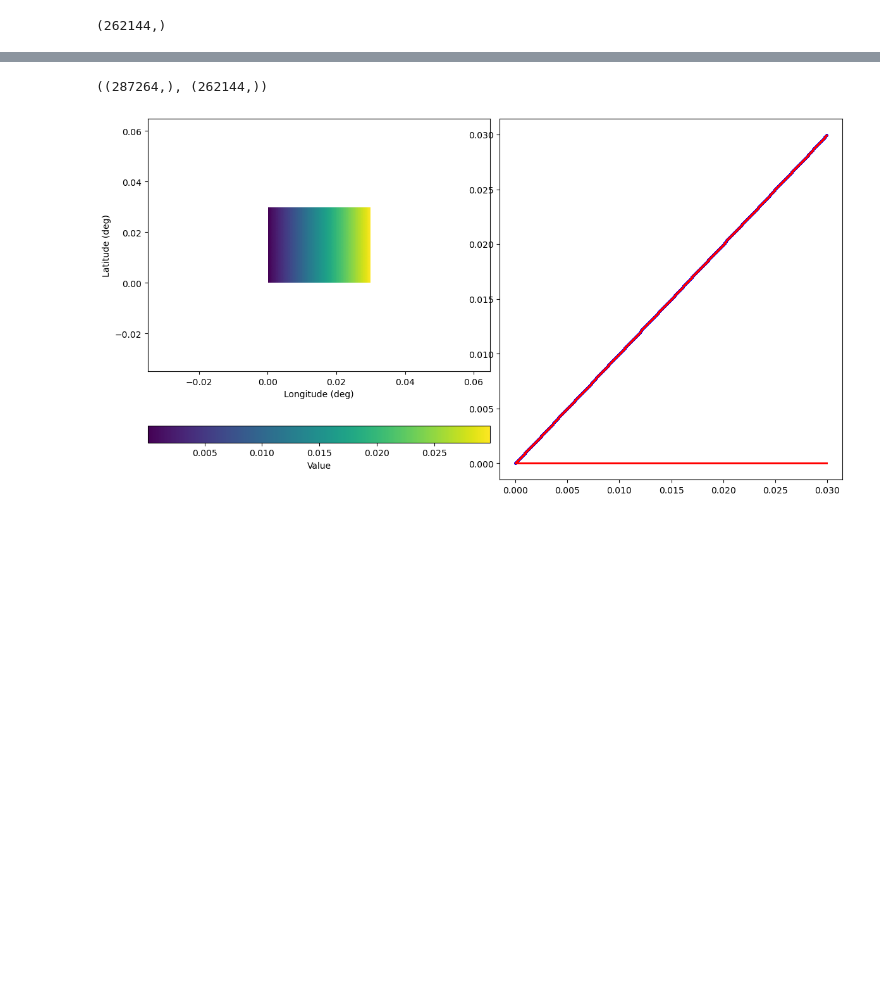
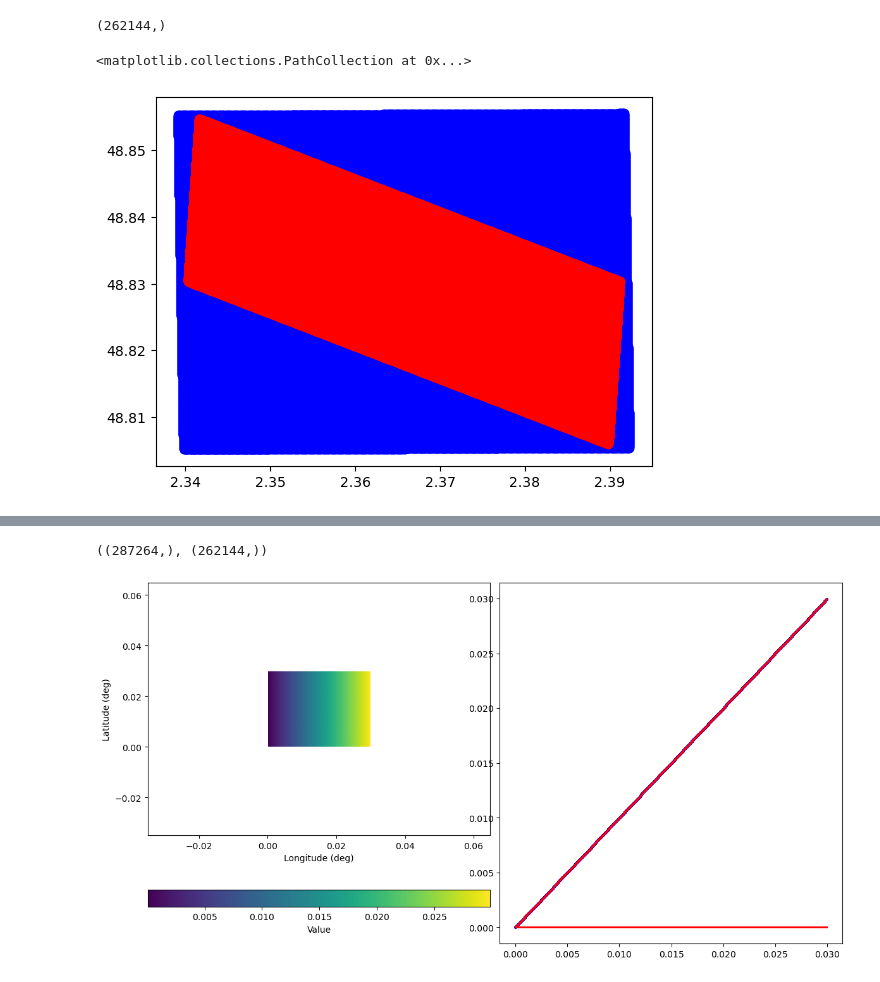
Before and after one commit to EOPF-DGGS/healpix-resample, a Jupyter notebook: notebooks/Test_regrid_to_healpix.ipynb, the cells around one changed output, grey strips where cells are left out. Cells and saved outputs as stored; diff of their text form; code cells hidden in the pictures; blank space fills up the shorter version.

```diff
--- a/notebooks/Test_regrid_to_healpix.ipynb
+++ b/notebooks/Test_regrid_to_healpix.ipynb
@@ -27,6 +30,20 @@ val=lon
 val.shape
 # %% [output]
 (262144,)
+# %%
+lon=np.load('/home/jmdeloui/healpix-plot/lon.npy')
+lat=np.load('/home/jmdeloui/healpix-plot/lat.npy')
+out_cell=np.load('/home/jmdeloui/healpix-plot/toto.npy')
+
+import healpix_geo.nested as hp
+
+p,t=hp.healpix_to_lonlat(out_cell,20,ellipsoid='WGS84')
+
+plt.scatter(lon,lat,color='b')
+plt.scatter(p,t,color='r')
+# %% [output]
+<matplotlib.collections.PathCollection at 0x...>
+[figure, added]
 # %%
 %%time
 from healpix_resample import NearestResampler
```
Also changed, not shown: parts of 3 cells of this notebook, 1 other file.
